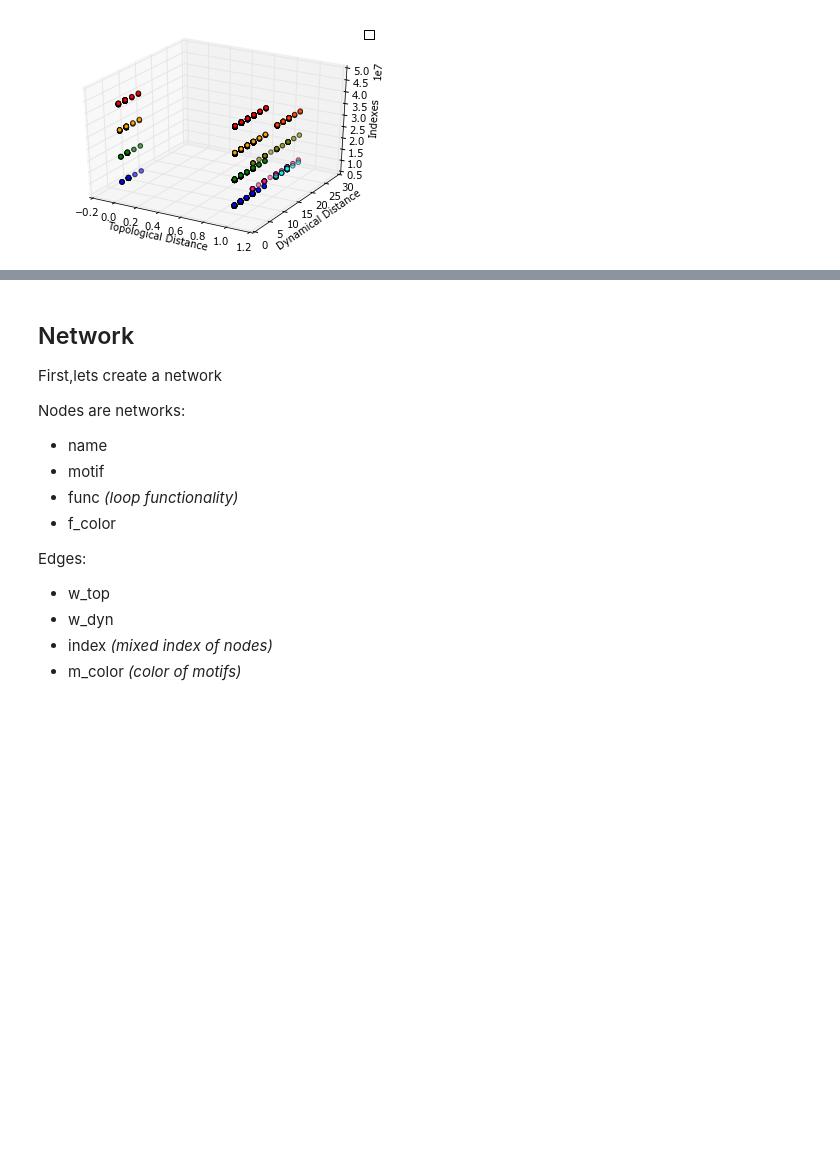
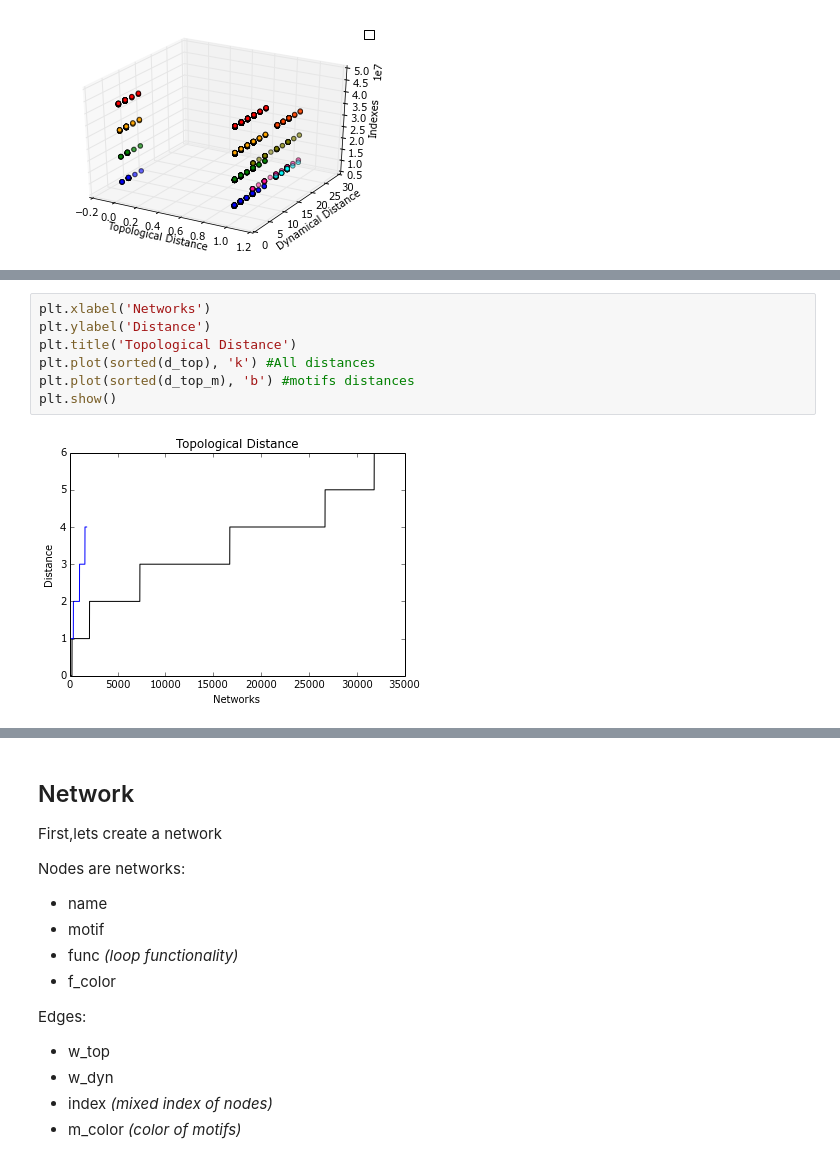
Before and after one commit to mar-esther23/CircuitsAnalyses, a Jupyter notebook: Net of nets.ipynb, the cells around one changed output, grey strips where cells are left out. Drawn from its saved outputs; the diff is of its cells as text; blank space fills up the shorter version.

```diff
--- a/Net of nets.ipynb
+++ b/Net of nets.ipynb
@@ -151,0 +167,9 @@ plt.show()
+# %%
+plt.xlabel('Networks')
+plt.ylabel('Distance')
+plt.title('Topological Distance')
+plt.plot(sorted(d_top), 'k') #All distances
+plt.plot(sorted(d_top_m), 'b') #motifs distances
+plt.show()
+# %% [output]
+[figure, added]
```
Also changed, not shown: parts of 24 cells of this notebook.
